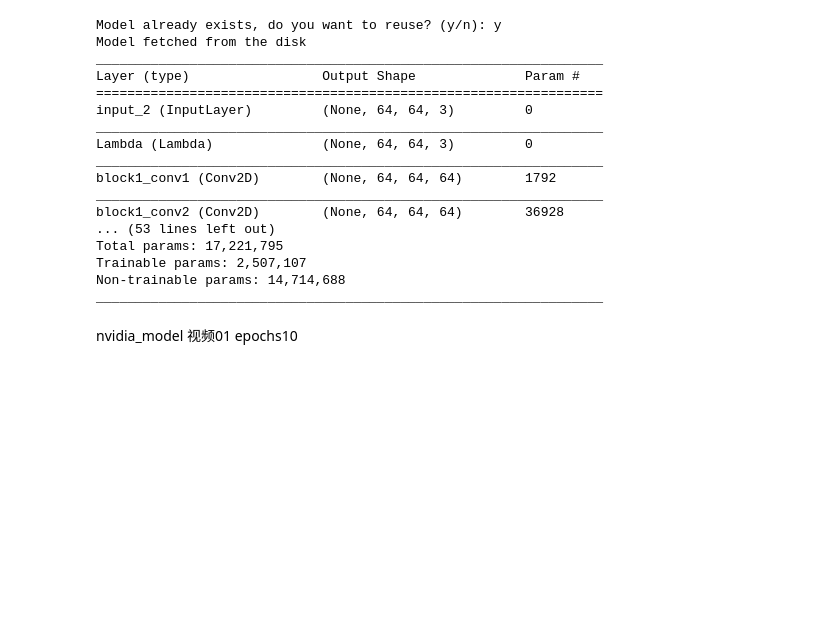
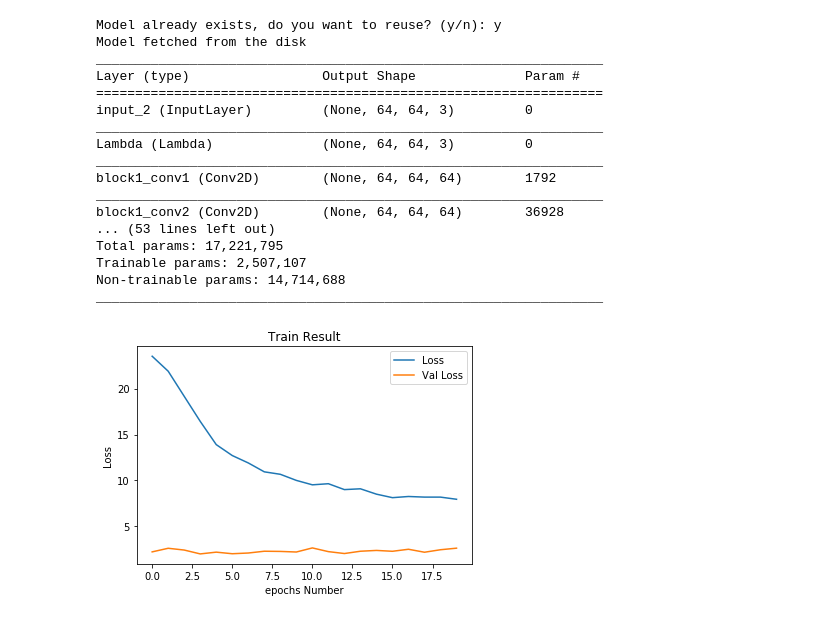
Before and after one commit to meizeidexzh/machinelearning-1, a Jupyter notebook: deep_tesla/deeptesla.ipynb, the cells around one changed output. Cells and saved outputs as stored; diff of their text form; code cells hidden in the pictures; blank space fills up the shorter version.

```diff
--- a/deep_tesla/deeptesla.ipynb
+++ b/deep_tesla/deeptesla.ipynb
@@ -367,18 +448,18 @@ _________________________________________________________________
 # %%
 import matplotlib.pyplot as plt
 import pandas as pd
 %matplotlib inline
-rows = pd.read_csv('C:/machinelearning/0130/deep.csv')
-y1=list(rows.Loss.values)
+rows = pd.read_csv('./log/csv.log')
+y1=list(rows.loss.values)
 x1=range(0,len(y1))
-y2=list(rows.ValLoss.values)
+y2=list(rows.val_loss.values)
 x2=range(0,len(y2))
 plt.plot(x1,y1,label='Loss')
 plt.plot(x2,y2,label='Val Loss')
 plt.xlabel('epochs Number')
 plt.ylabel('Loss')
-plt.title('0130')
+plt.title('Train Result')
 plt.legend()
 plt.show()
+# %% [output]
+[figure, added]
-# %% [markdown]
-nvidia_model 视频01 epochs10
```
Also changed, not shown: parts of 6 cells of this notebook, 1 other file.
